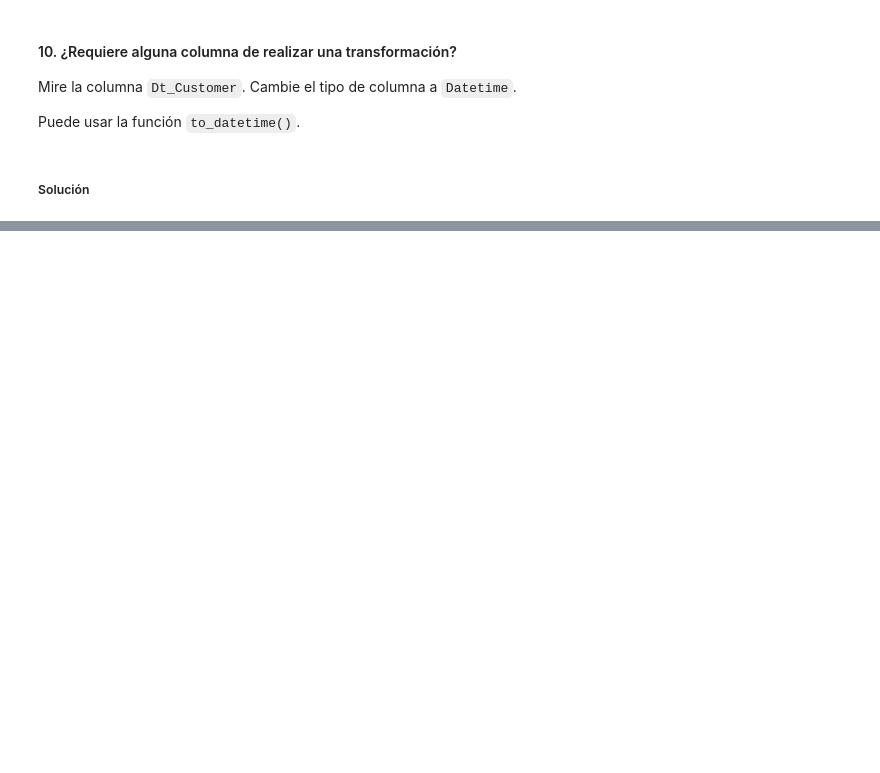
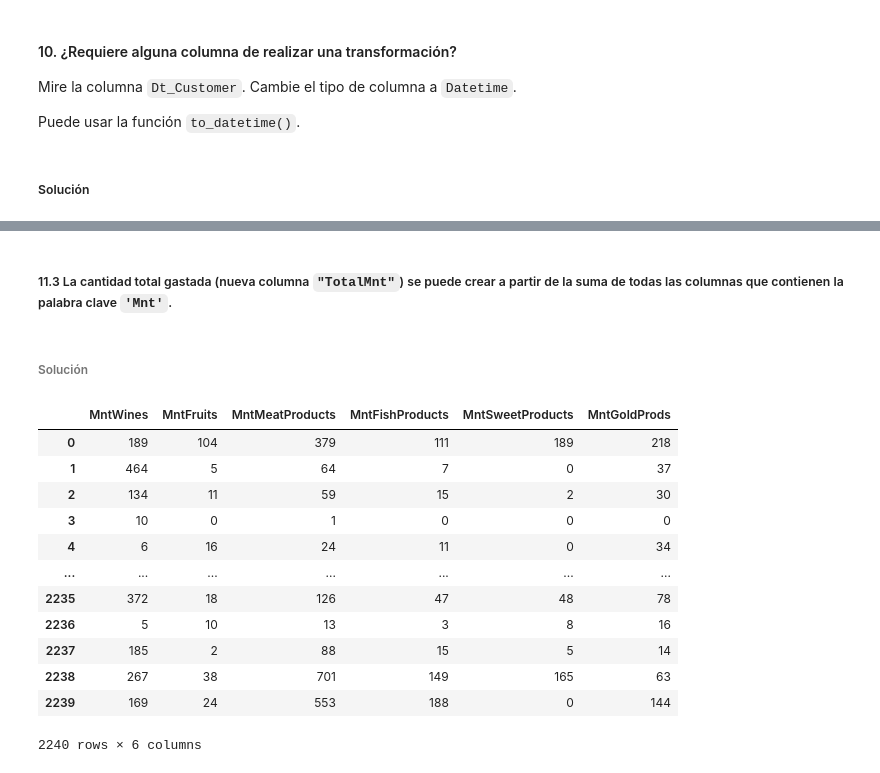
Before and after one commit to Marina-Schluter/Datos-de-Marketing, a Jupyter notebook: Ejercicio Marketing.ipynb, the cells around one changed output, grey strips where cells are left out. Cells and saved outputs as stored; diff of their text form; code cells hidden in the pictures; blank space fills up the shorter version.

```diff
--- a/Ejercicio Marketing.ipynb
+++ b/Ejercicio Marketing.ipynb
@@ -210,3 +259,5 @@ Use la mediana de la columna para rellenar aquellos valores nulos.
 La mediana puede ser calculada mediante `'.median()'`
 # %% [markdown]
 ##### Solución
+# %%
+df["Income"]=df["Income"].fillna(df["Income"].median())
@@ -234,0 +296,2 @@ El número total de campañas aceptadas por clientes (nueva columna `'TotalCampa
+# %%
+df["Dt_Customer"]=pd.to_datetime(df["Dt_Customer"])
@@ -236,0 +333,2 @@ El número total de campañas aceptadas por clientes (nueva columna `'TotalCampa
+# %%
+df["Dependents"]= df["Kidhome"]+df["Teenhome"]
@@ -236,0 +355,2 @@ El número total de campañas aceptadas por clientes (nueva columna `'TotalCampa
+# %%
+df["Year_Customer"]= df["Dt_Customer"].dt.year          #Como el formato ya se cambió a "datetime", podemos usar "dt.year" para extraer el año de cada fecha de la columna "Dt_Customer"
@@ -236,0 +369,21 @@ El número total de campañas aceptadas por clientes (nueva columna `'TotalCampa
+# %% [markdown]
+##### 11.3 La cantidad total gastada (nueva columna `"TotalMnt"`) se puede crear a partir de la suma de todas las columnas que contienen la palabra clave `'Mnt'`.
+# %% [markdown]
+###### Solución
+# %%
+columnas_con_mnt=df.filter(like="Mnt")                            #Filtramos primero las columnas que tengan "Mnt", 6 en total
+columnas_con_mnt
+# %% [output]
+|  | MntWines | MntFruits | MntMeatProducts | MntFishProducts | MntSweetProducts | MntGoldProds |
+| 0 | 189 | 104 | 379 | 111 | 189 | 218 |
+| 1 | 464 | 5 | 64 | 7 | 0 | 37 |
+| 2 | 134 | 11 | 59 | 15 | 2 | 30 |
+| 3 | 10 | 0 | 1 | 0 | 0 | 0 |
+| 4 | 6 | 16 | 24 | 11 | 0 | 34 |
+| ... | ... | ... | ... | ... | ... | ... |
+| 2235 | 372 | 18 | 126 | 47 | 48 | 78 |
+| 2236 | 5 | 10 | 13 | 3 | 8 | 16 |
+| 2237 | 185 | 2 | 88 | 15 | 5 | 14 |
+| 2238 | 267 | 38 | 701 | 149 | 165 | 63 |
+| 2239 | 169 | 24 | 553 | 188 | 0 | 144 |
+2240 rows × 6 columns
```
Also changed, not shown: parts of 41 cells of this notebook.
